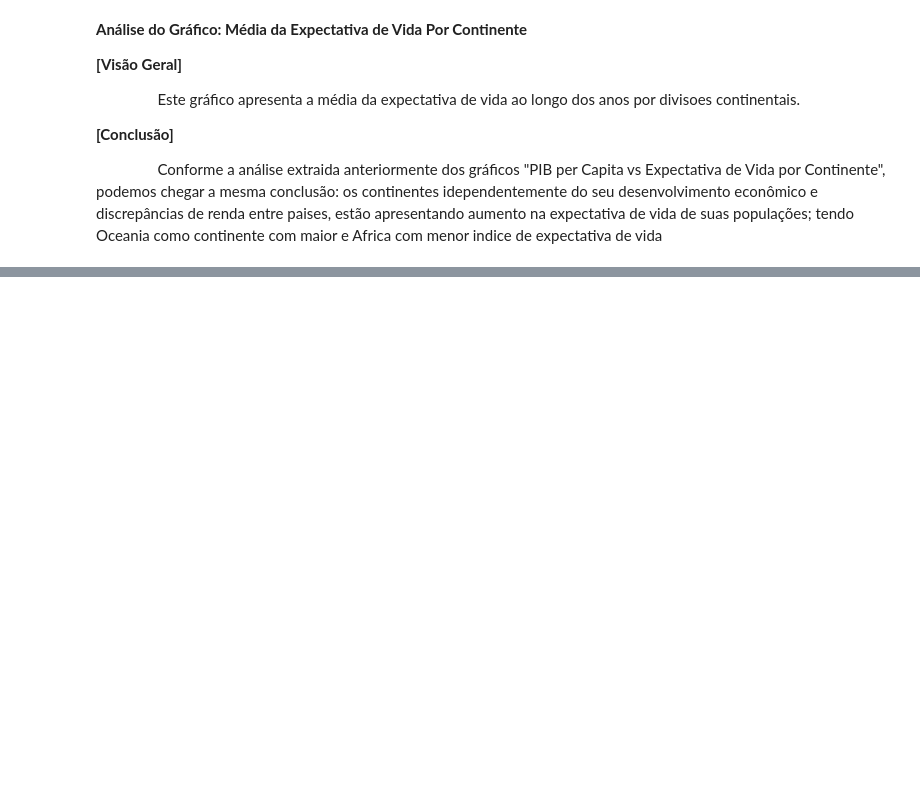
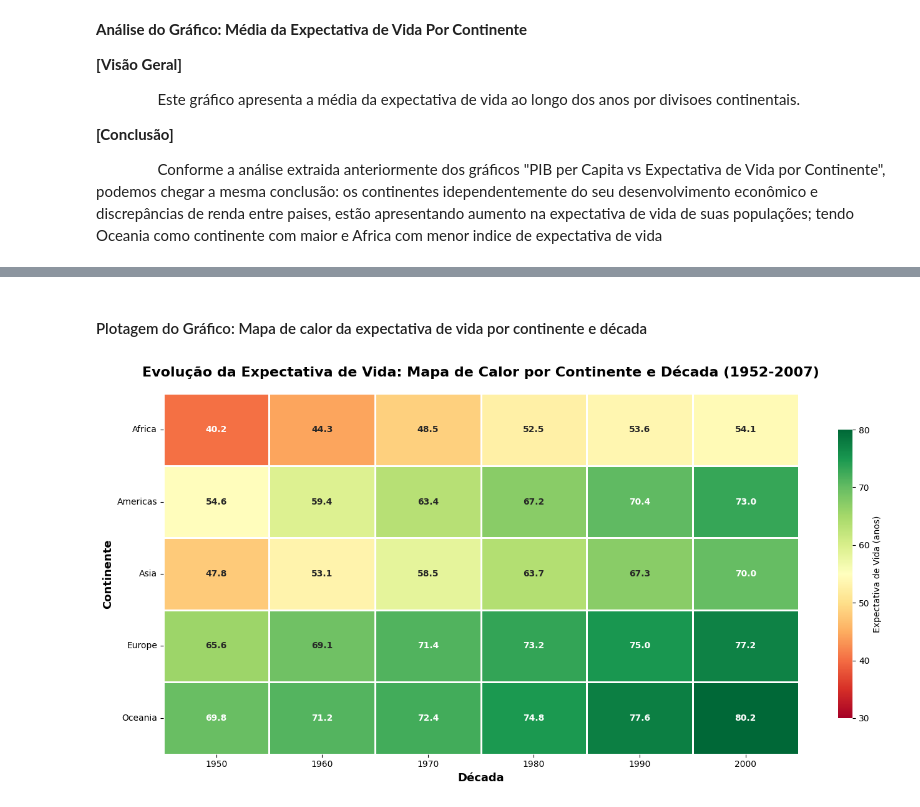
Before and after one commit to tuerepinto/analise-desenvolvimento-humano-economico-global, a Jupyter notebook: notebooks/Análise do Desenvolvimento Humano e Econômico Global com Base no Dataset Gapminder.ipynb, the cells around one changed output, grey strips where cells are left out. Drawn from its saved outputs; the diff is of its cells as text; code cells hidden in the pictures; blank space fills up the shorter version.

Commit message:
data analiseOC

```diff
--- a/notebooks/Análise do Desenvolvimento Humano e Econômico Global com Base no Dataset Gapminder.ipynb
+++ b/notebooks/Análise do Desenvolvimento Humano e Econômico Global com Base no Dataset Gapminder.ipynb
@@ -224,0 +337,2 @@ plot_line_chart(group=group,
+# %% [markdown]
+#### Plotagem do Gráfico: Mapa de calor da expectativa de vida por continente e década
@@ -224,0 +342,36 @@ plot_line_chart(group=group,
+# %%
+# Criar década a partir do ano (ex: 1952 -> 1950, 2007 -> 2000)
+df['decade'] = (df['year'] // 10) * 10
+# %%
+# Agrupar por continente e década, calculando a média da expectativa de vida
+heatmap_data = df.groupby(['continent', 'decade'])['lifeExp'].mean().unstack()
+
+plt.figure(figsize=(14, 7))
+
+# Criar o heatmap com configurações avançadas
+ax = sns.heatmap(heatmap_data,
+                 annot=True,
+                 fmt='.1f',
+                 cmap='RdYlGn',        # Vermelho-Amarelo-Verde (baixo-médio-alto)
+                 linewidths=1,
+                 linecolor='white',
+                 cbar_kws={'label': 'Expectativa de Vida (anos)', 'shrink': 0.8},
+                 vmin=30,              # Valor mínimo da escala
+                 vmax=80,              # Valor máximo da escala
+                 square=False,         # Células retangulares
+                 annot_kws={'size': 10, 'weight': 'bold'})
+
+# Configurações adicionais
+plt.title('Evolução da Expectativa de Vida: Mapa de Calor por Continente e Década (1952-2007)',
+          fontsize=16, fontweight='bold', pad=20)
+plt.xlabel('Década', fontsize=13, fontweight='bold')
+plt.ylabel('Continente', fontsize=13, fontweight='bold')
+
+# Rotacionar labels do eixo X
+plt.xticks(rotation=0)
+plt.yticks(rotation=0)
+
+plt.tight_layout()
+plt.show()
+# %% [output]
+[figure, added]
```
Also changed, not shown: parts of 6 cells of this notebook, 1 other file.
